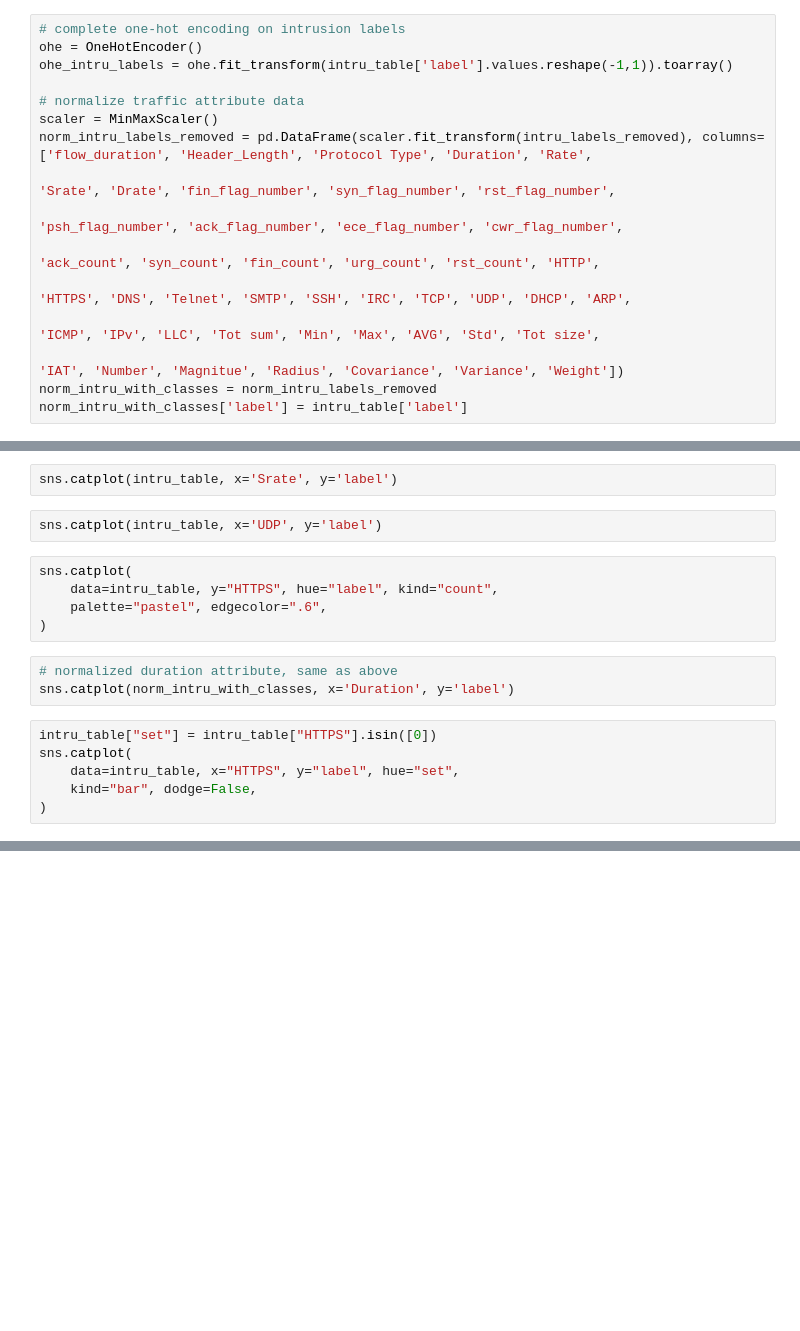
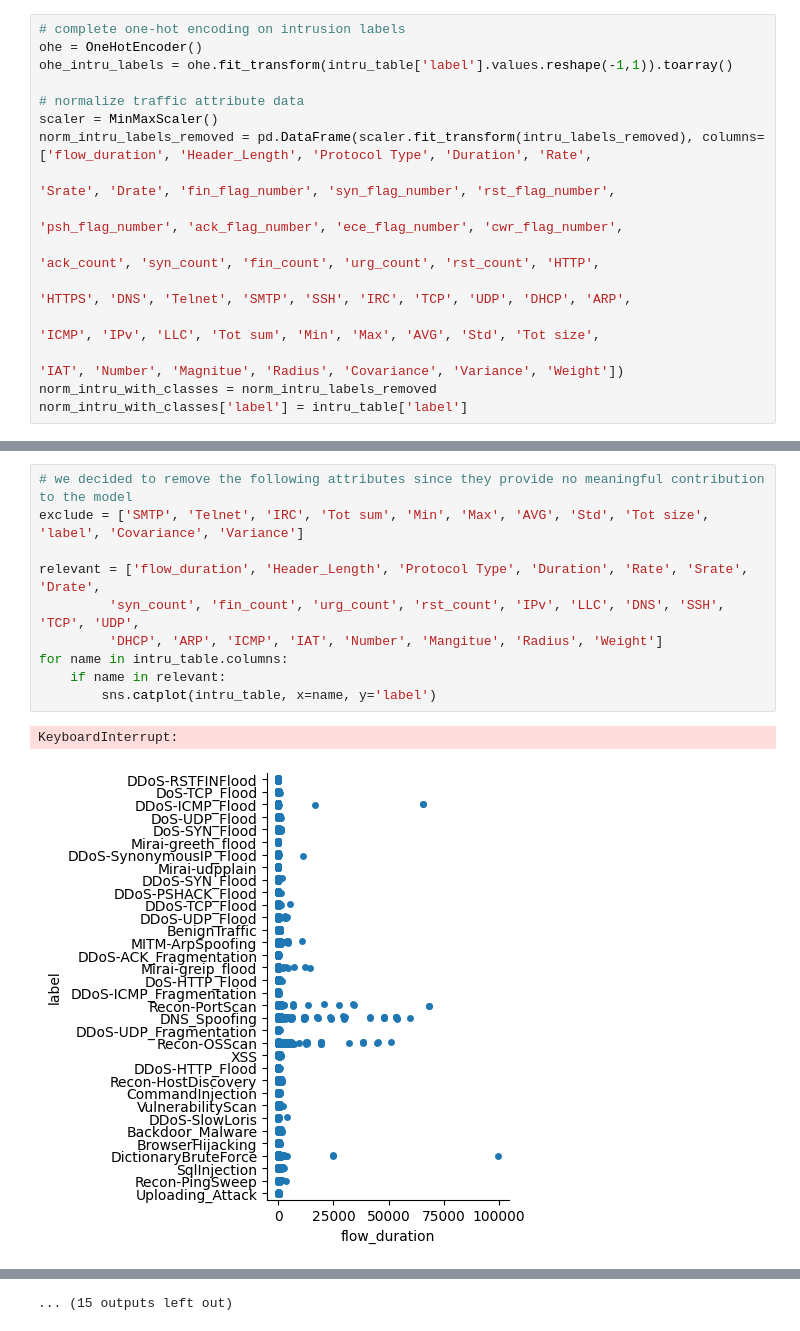
Before and after one commit to matthewarmstr/ECS-171-Project, a Jupyter notebook: ECS_171_Project.ipynb, the cells around one changed output, grey strips where cells are left out. Cells and saved outputs as stored; diff of their text form; blank space fills up the shorter version.

Commit message:
graphing cat plots

```diff
--- a/ECS_171_Project.ipynb
+++ b/ECS_171_Project.ipynb
@@ -49,18 +58,13 @@ sns.catplot(intru_table, x='Rate', y='label')
-# %%
-sns.catplot(intru_table, x='Srate', y='label')
-# %%
-sns.catplot(intru_table, x='UDP', y='label')
-# %%
-sns.catplot(
-    data=intru_table, y="HTTPS", hue="label", kind="count",
-    palette="pastel", edgecolor=".6",
-)
-# %%
-# normalized duration attribute, same as above
-sns.catplot(norm_intru_with_classes, x='Duration', y='label')
-# %%
-intru_table["set"] = intru_table["HTTPS"].isin([0])
-sns.catplot(
-    data=intru_table, x="HTTPS", y="label", hue="set",
-    kind="bar", dodge=False,
-)
+# %%
+# we decided to remove the following attributes since they provide no meaningful contribution to the model
+exclude = ['SMTP', 'Telnet', 'IRC', 'Tot sum', 'Min', 'Max', 'AVG', 'Std', 'Tot size', 'label', 'Covariance', 'Variance']
+
+relevant = ['flow_duration', 'Header_Length', 'Protocol Type', 'Duration', 'Rate', 'Srate', 'Drate',
+         'syn_count', 'fin_count', 'urg_count', 'rst_count', 'IPv', 'LLC', 'DNS', 'SSH', 'TCP', 'UDP',
+         'DHCP', 'ARP', 'ICMP', 'IAT', 'Number', 'Mangitue', 'Radius', 'Weight']
+for name in intru_table.columns:
+    if name in relevant:
+        sns.catplot(intru_table, x=name, y='label')
+# %% [output]
+KeyboardInterrupt:
+[figure, added]
@@ -66,0 +81 @@ sns.catplot(
+... (15 outputs left out)
```
Also changed, not shown: parts of 7 cells of this notebook.
